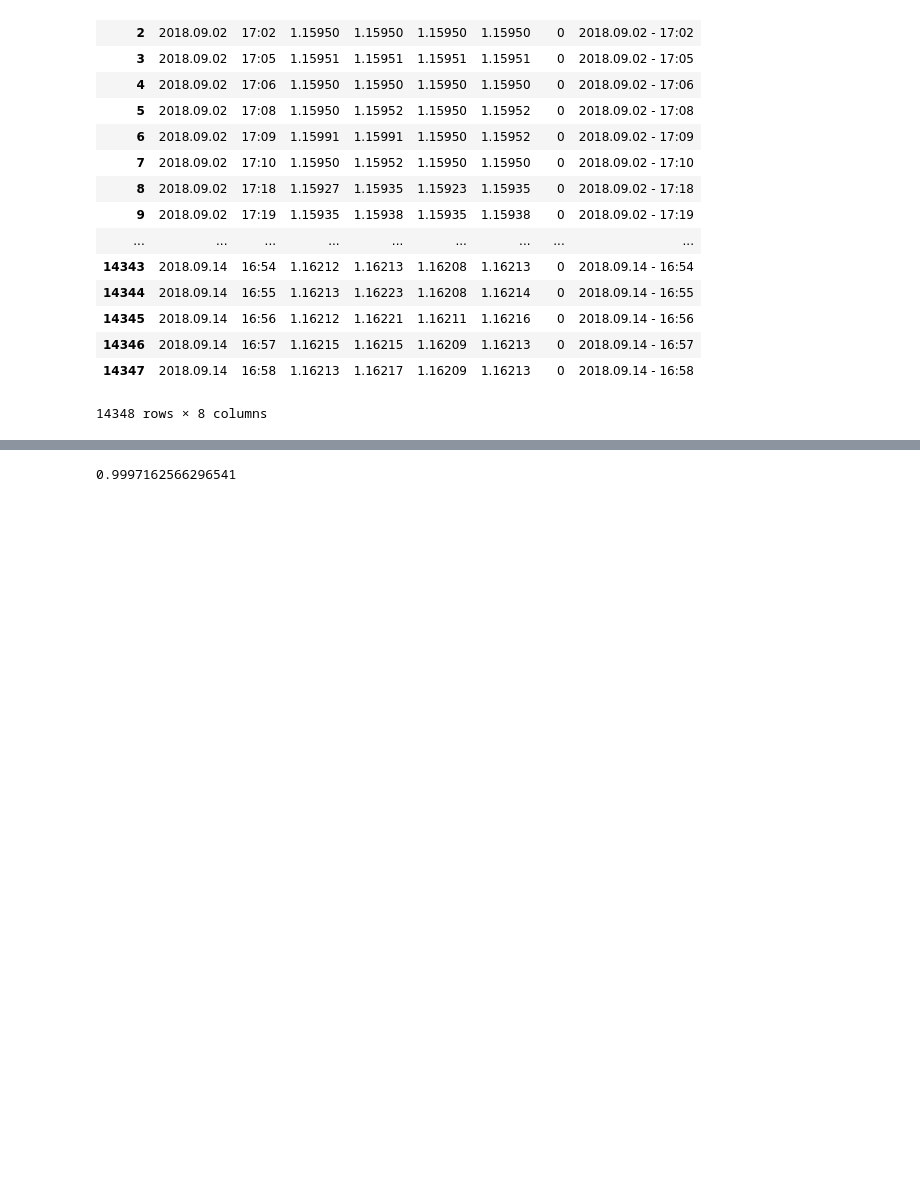
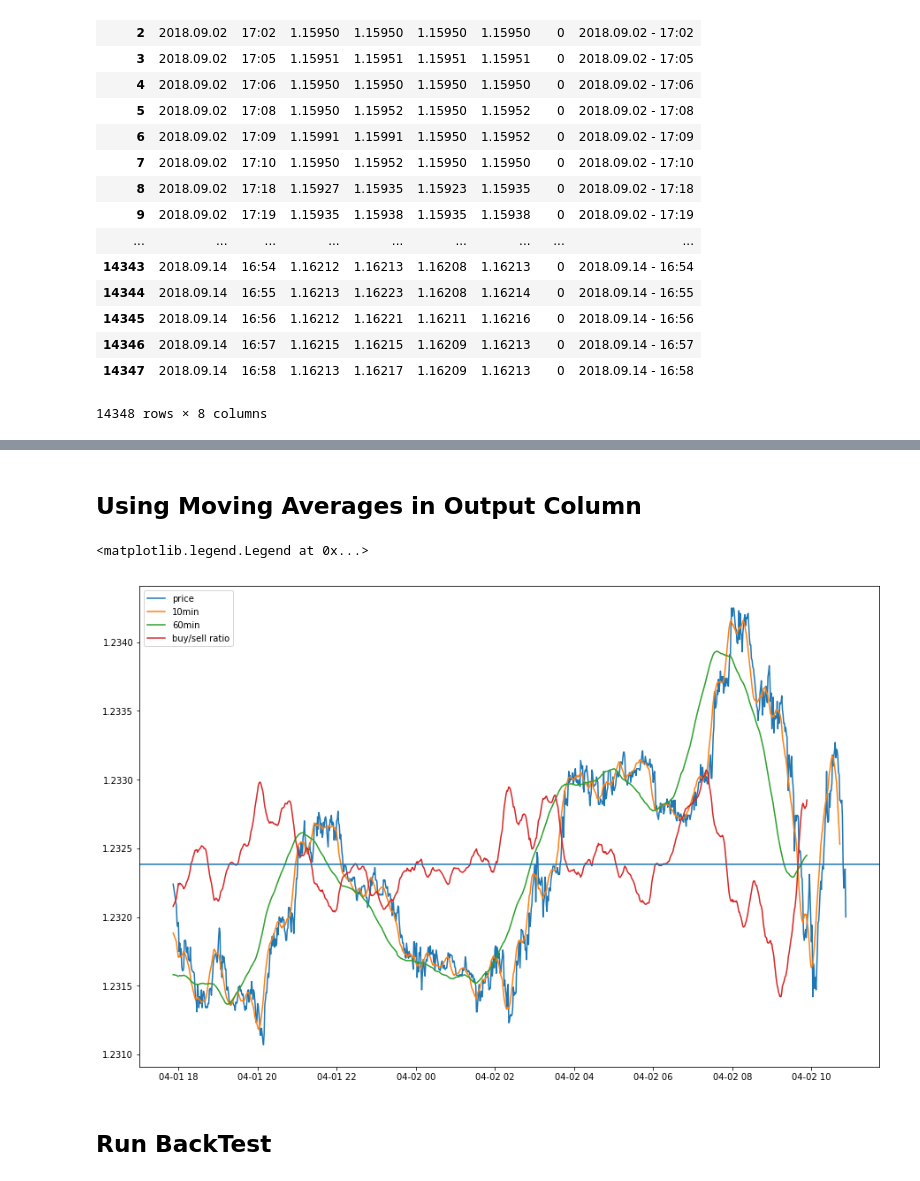
Before and after one commit to Angus-McLean/fxboys, a Jupyter notebook: IntradayDecisionTree.ipynb, the cells around one changed output, grey strips where cells are left out. Drawn from its saved outputs; the diff is of its cells as text; code cells hidden in the pictures; blank space fills up the shorter version.

```diff
--- a/IntradayDecisionTree.ipynb
+++ b/IntradayDecisionTree.ipynb
@@ -222,6 +247,27 @@ sortedResults
   'start_date': '2018.08.29',
   'end_date': '2018.09.14'}]
-# %%
-results['gain']
-# %% [output]
-0.9997162566296541
+# %% [markdown]
+## Using Moving Averages in Output Column
+# %%
+tmpDf = results['df'].iloc[:1000]
+
+shortWind = 10
+longWind = 60
+
+shortMa = tmpDf.close.rolling(str(shortWind)+'min').mean().shift(-shortWind)
+longMa = tmpDf.close.rolling(str(longWind)+'min').mean().shift(-longWind)
+
+# Calc Buy hold and Sell signals
+buySellRatio = longMa - shortMa + shortMa.mean()
+
+plt.plot(tmpDf.index, tmpDf.close.rolling('1min').mean().shift(-1))
+plt.plot(tmpDf.index, shortMa)
+plt.plot(tmpDf.index, longMa)
+# plt.plot(tmpDf.index, shortMa.rolling('40min').mean().shift(-20))
+plt.plot(tmpDf.index, buySellRatio)
+plt.axhline(shortMa.mean())
+
+plt.legend(['price', str(shortWind)+'min', str(longWind)+'min', 'buy/sell ratio'], loc='upper left')
+# %% [output]
+<matplotlib.legend.Legend at 0x...>
+[figure, added]
@@ -227,0 +305,2 @@ results['gain']
+# %% [markdown]
+## Run BackTest
```
Also changed, not shown: parts of 17 cells of this notebook, 1 other file.
